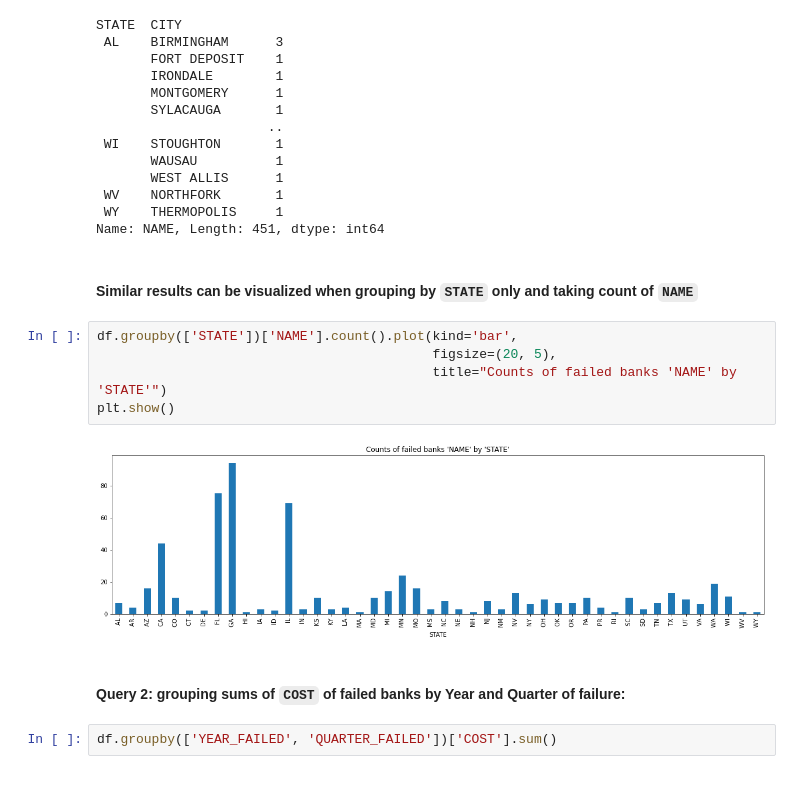
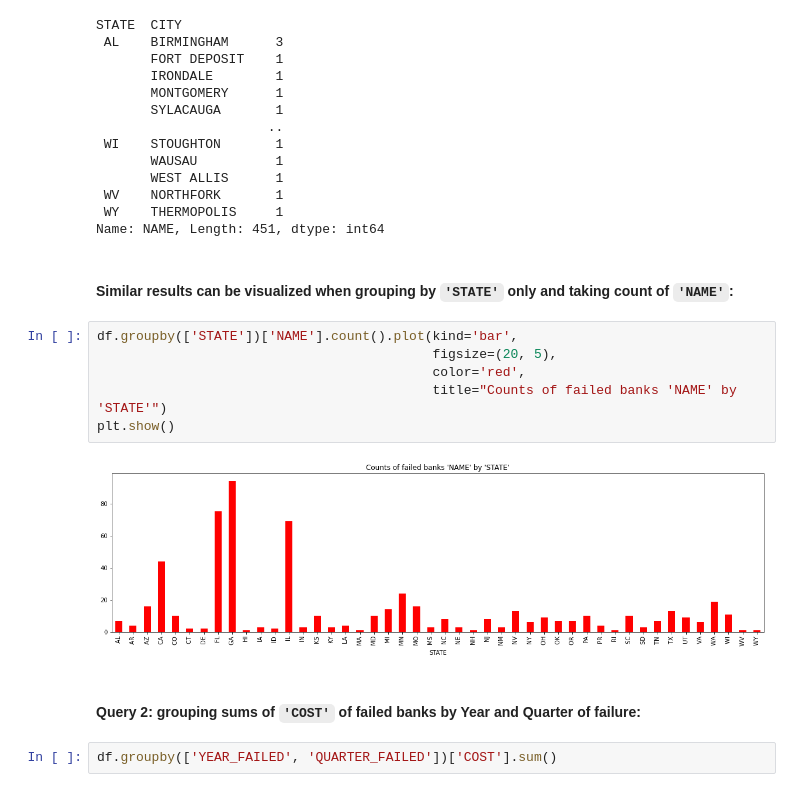
Before and after one commit to allaccountstaken/best_of_Python, a Jupyter notebook: M7/Exercise_Aggregates.ipynb, the cells around one changed output. Saved outputs shown, nothing was run; the diff lists cells and outputs as text.

```diff
--- a/M7/Exercise_Aggregates.ipynb
+++ b/M7/Exercise_Aggregates.ipynb
@@ -184,16 +184,17 @@ STATE  CITY
  WY    THERMOPOLIS     1
 Name: NAME, Length: 451, dtype: int64
 # %% [markdown]
-#### Similar results can be visualized when grouping by `STATE` only and taking count of `NAME`
+#### Similar results can be visualized when grouping by `'STATE'` only and taking count of `'NAME'`:
 # %%
 df.groupby(['STATE'])['NAME'].count().plot(kind='bar',
                                            figsize=(20, 5),
+                                           color='red',
                                            title="Counts of failed banks 'NAME' by 'STATE'")
 plt.show()
 # %% [output]
-[figure, old version]
+[figure, new version]
 # %% [markdown]
-#### Query 2: grouping sums of `COST` of failed banks by Year and Quarter of failure:
+#### Query 2: grouping sums of `'COST'` of failed banks by Year and Quarter of failure:
 # %%
 df.groupby(['YEAR_FAILED', 'QUARTER_FAILED'])['COST'].sum()
 # %% [output]
```
Also changed, not shown: parts of 8 cells of this notebook.
